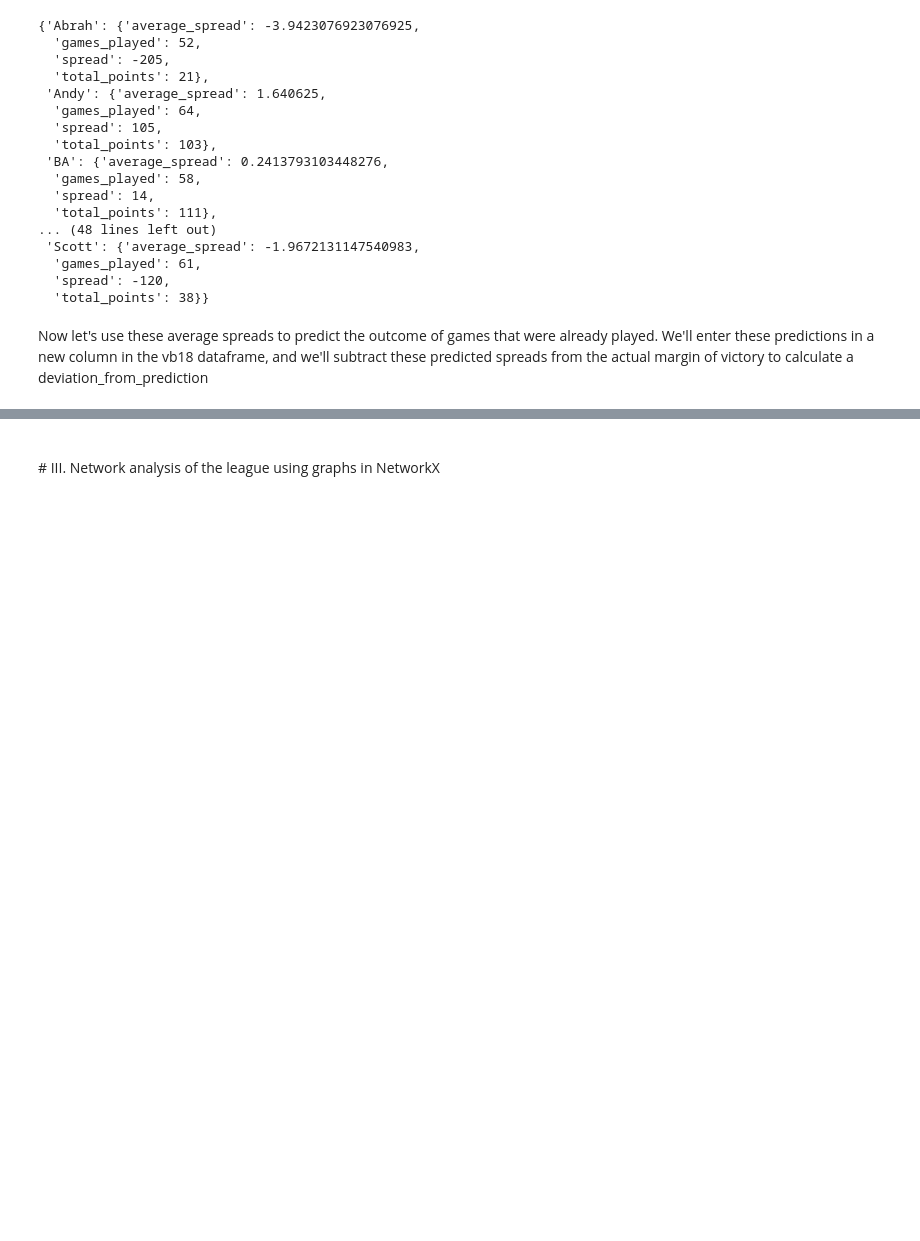
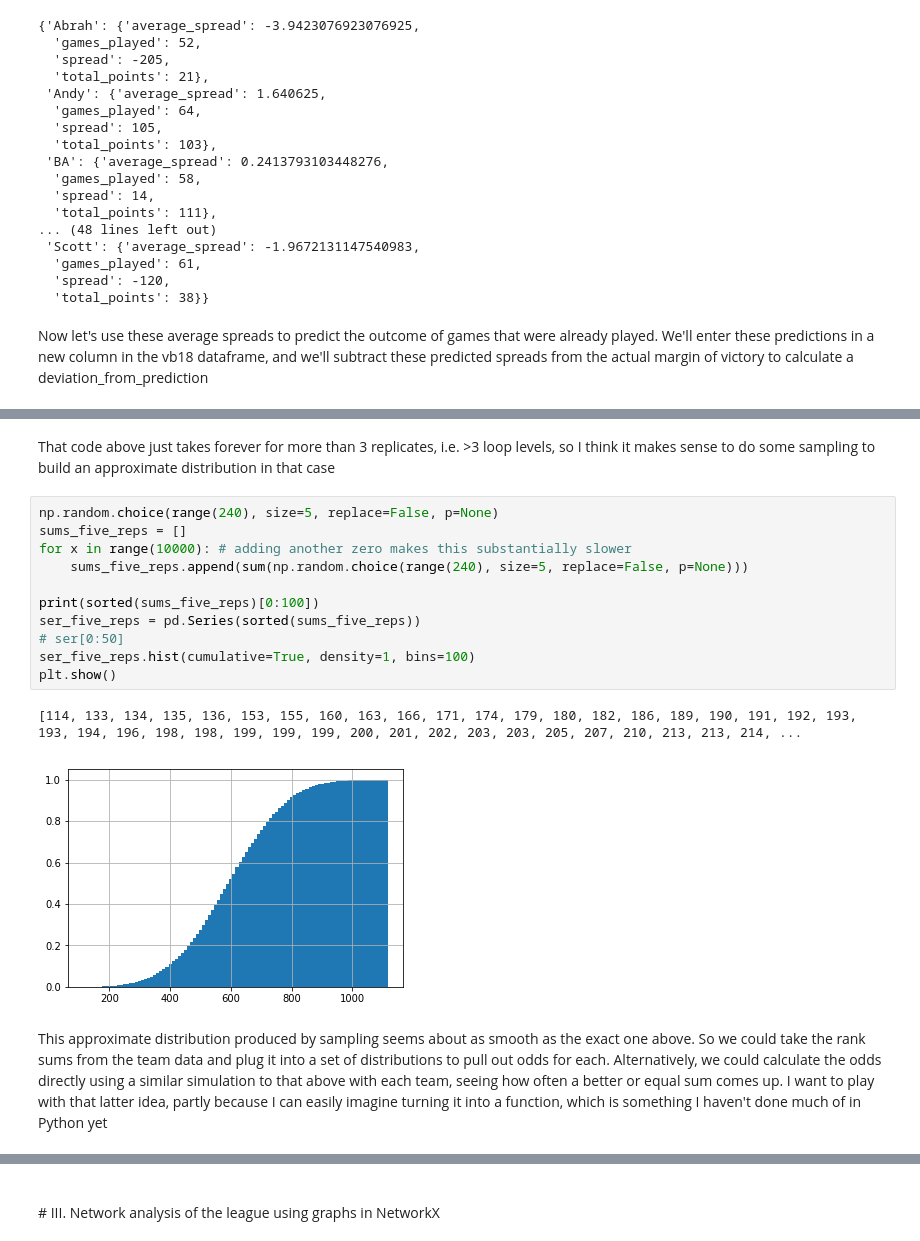
Before and after one commit to VolleyData/mens-net-league, a Jupyter notebook: notebooks/mens-net-league.ipynb, the cells around one changed output, grey strips where cells are left out. Saved outputs shown, nothing was run; the diff lists cells and outputs as text; blank space fills up the shorter version.

```diff
--- a/notebooks/mens-net-league.ipynb
+++ b/notebooks/mens-net-league.ipynb
@@ -294,0 +406,18 @@ vb18.head()
+# %% [markdown]
+That code above just takes forever for more than 3 replicates, i.e. >3 loop levels, so I think it makes sense to do some sampling to build an approximate distribution in that case
+# %%
+np.random.choice(range(240), size=5, replace=False, p=None)
+sums_five_reps = []
+for x in range(10000): # adding another zero makes this substantially slower
+    sums_five_reps.append(sum(np.random.choice(range(240), size=5, replace=False, p=None)))
+
+print(sorted(sums_five_reps)[0:100])
+ser_five_reps = pd.Series(sorted(sums_five_reps))
+# ser[0:50]
+ser_five_reps.hist(cumulative=True, density=1, bins=100)
+plt.show()
+# %% [output]
+[114, 133, 134, 135, 136, 153, 155, 160, 163, 166, 171, 174, 179, 180, 182, 186, 189, 190, 191, 192, 193, 193, 194, 196, 198, 198, 199, 199, 199, 200, 201, 202, 203, 203, 205, 207, 210, 213, 213, 214, ...
+[figure, added]
+# %% [markdown]
+This approximate distribution produced by sampling seems about as smooth as the exact one above.  So we could take the rank sums from the team data and plug it into a set of distributions to pull out odds for each.  Alternatively, we could calculate the odds directly using a similar simulation to that above with each team, seeing how often a better or equal sum comes up. I want to play with that latter idea, partly because I can easily imagine turning it into a function, which is something I haven't done much of in Python yet
```
Also changed, not shown: parts of 21 cells of this notebook, 1 other file.
